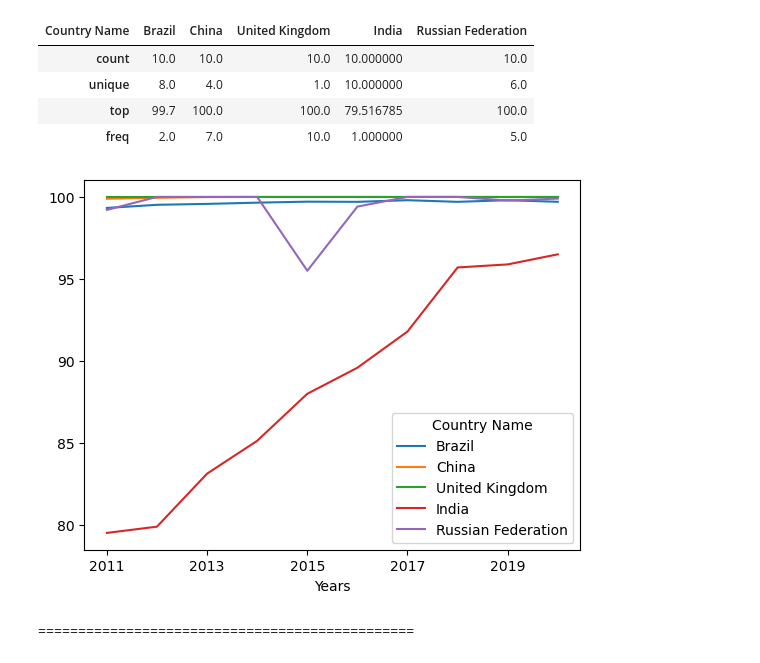
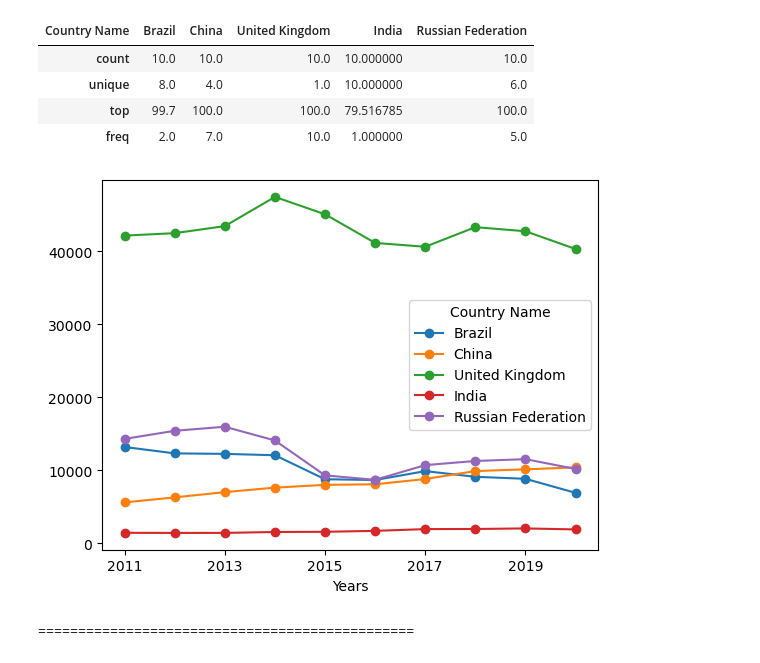
Before and after one commit to sandrabinu3/Statistics-and-Trends, a Jupyter notebook: ads12test.ipynb, the cells around one changed output. Saved outputs shown, nothing was run; the diff lists cells and outputs as text; code cells hidden in the pictures.

```diff
--- a/ads12test.ipynb
+++ b/ads12test.ipynb
@@ -18,7 +18,7 @@ def readFile(filename,cntry_list,indicator):
     final_df=ref_df.drop(columns=yr)
     final_df=final_df.reset_index(drop=True)
     trans_df=final_df.transpose()
-    trans_.columns=trans_df.iloc[0]
+    trans_df.columns=trans_df.iloc[0]
     trans_df=trans_df[1:]
     trans_df.index.names=['Years']
     return final_df,trans_df
@@ -50,0 +25,2 @@ df[1]
+# %%
+cntry_list=['Brazil','Russian Federation','India','China','United Kingdom']
@@ -50,0 +107,3 @@ df[1]
+# %%
+gdp_df,gdp_trans=readFile("gdp.xls",cntry_list,'GDP per capita (current US$)')
+gdp_df
@@ -123,10 +213,10 @@ df1.describe()
 | top | 99.7 | 100.0 | 100.0 | 79.516785 | 100.0 |
 | freq | 2.0 | 7.0 | 10.0 | 1.000000 | 5.0 |
 # %%
-df1.plot(kind='line')
+gdp_trans.plot(kind='line',marker='o')
 plt.show()
 # %% [output]
-[figure, old version]
+[figure, new version]
 # %% [markdown]
 ===============================================
 # %%
```
Also changed, not shown: parts of 15 cells of this notebook, 12 other files.
